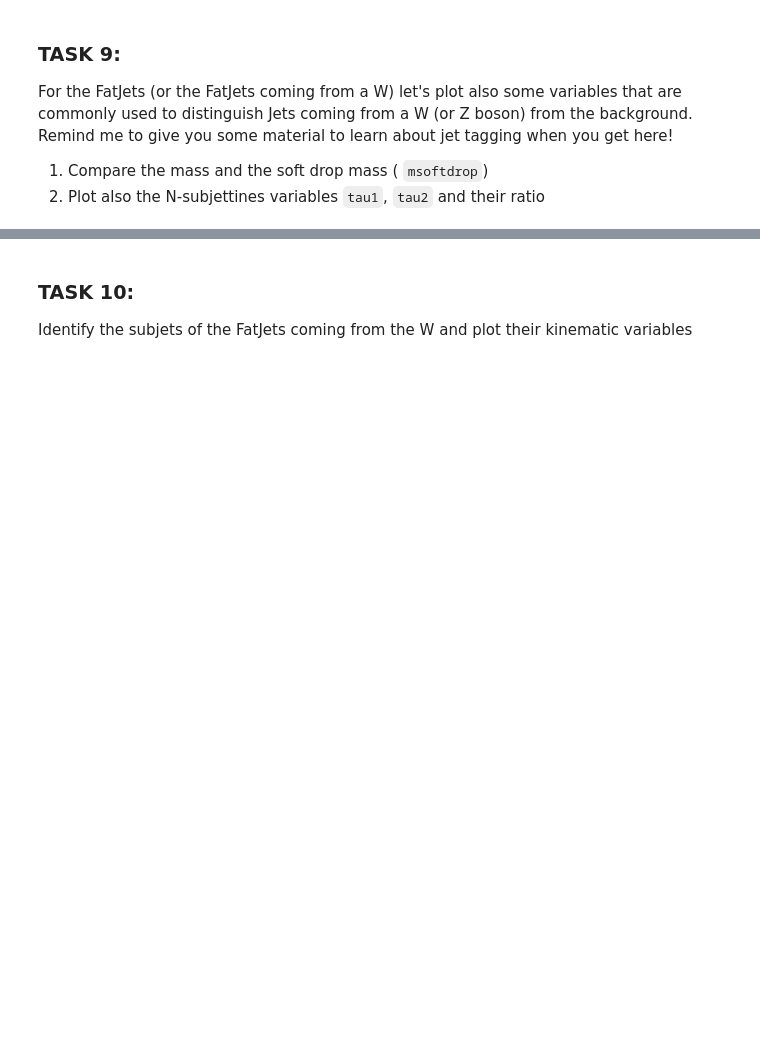
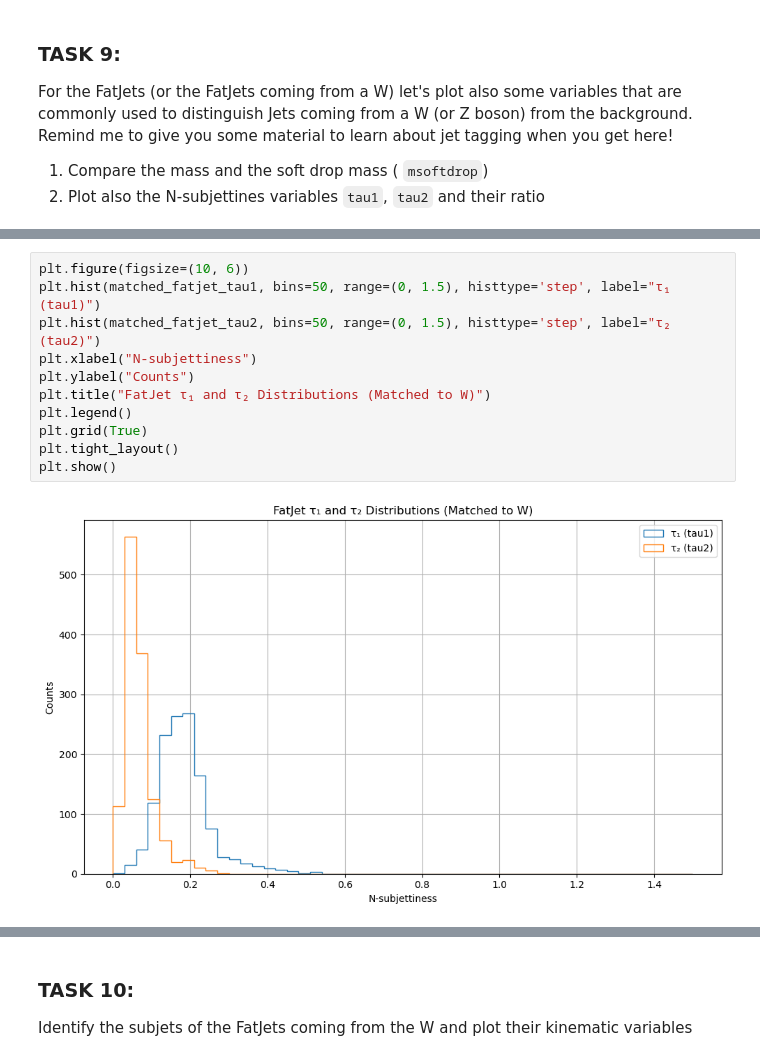
Before and after one commit to aimenobaid/polarization, a Jupyter notebook: resonancesTest_plotVariables.ipynb, the cells around one changed output, grey strips where cells are left out. Drawn from its saved outputs; the diff is of its cells as text; blank space fills up the shorter version.

```diff
--- a/resonancesTest_plotVariables.ipynb
+++ b/resonancesTest_plotVariables.ipynb
@@ -541,0 +652,13 @@ For the FatJets (or the FatJets coming from a W) let's plot also some variables
+# %%
+plt.figure(figsize=(10, 6))
+plt.hist(matched_fatjet_tau1, bins=50, range=(0, 1.5), histtype='step', label="τ₁ (tau1)")
+plt.hist(matched_fatjet_tau2, bins=50, range=(0, 1.5), histtype='step', label="τ₂ (tau2)")
+plt.xlabel("N-subjettiness")
+plt.ylabel("Counts")
+plt.title("FatJet τ₁ and τ₂ Distributions (Matched to W)")
+plt.legend()
+plt.grid(True)
+plt.tight_layout()
+plt.show()
+# %% [output]
+[figure, added]
```
Also changed, not shown: parts of 14 cells of this notebook.
